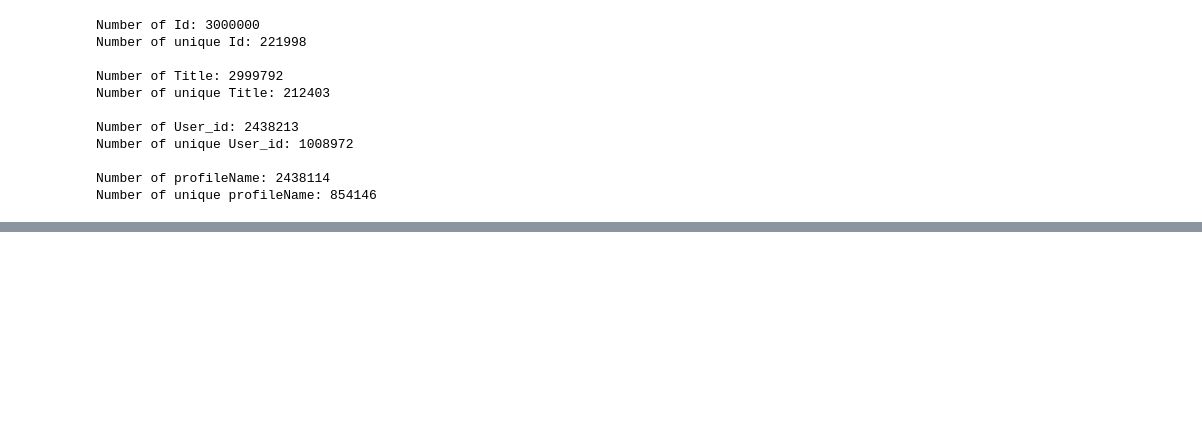
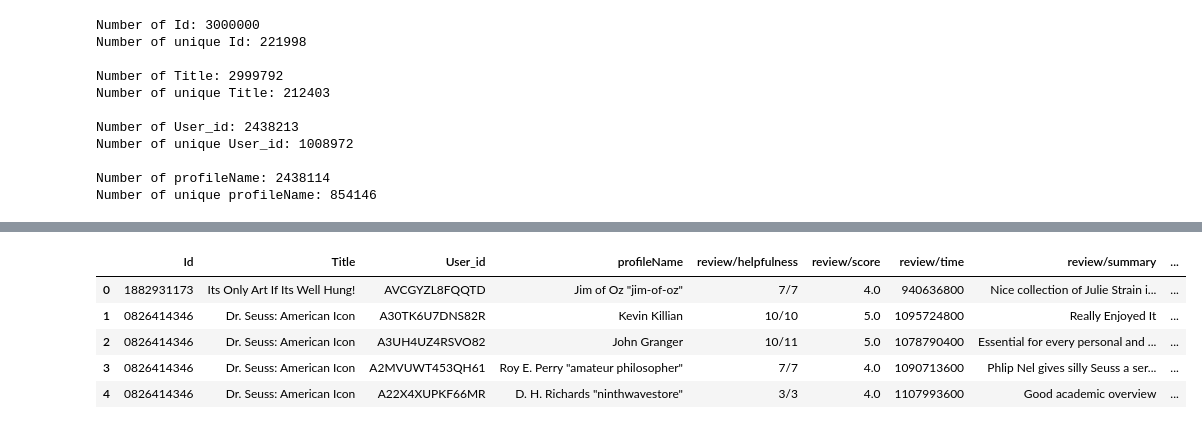
Before and after one commit to rachelhgoldstein/Book_Rec_System, a Jupyter notebook: Code/EDA_Working_Copy.ipynb, the cells around one changed output, grey strips where cells are left out. Saved outputs shown, nothing was run; the diff lists cells and outputs as text; code cells hidden in the pictures; blank space fills up the shorter version.

```diff
--- a/Code/EDA_Working_Copy.ipynb
+++ b/Code/EDA_Working_Copy.ipynb
@@ -168,0 +199,2 @@ We can see that although there are 3M rows, there are only 221,998 unique book I
+# %%
+ratings['review/time'] = pd.to_datetime(ratings['review/time'])
@@ -168,0 +218,3 @@ We can see that although there are 3M rows, there are only 221,998 unique book I
+# %%
+ratings.drop(labels='review/time', axis=1, inplace=True)
+ratings.head()
@@ -168,0 +259,9 @@ We can see that although there are 3M rows, there are only 221,998 unique book I
+# %%
+ratings.head()
+# %% [output]
+|  | Id | Title | User_id | profileName | review/helpfulness | review/score | review/time | review/summary | ... |
+| 0 | 1882931173 | Its Only Art If Its Well Hung! | AVCGYZL8FQQTD | Jim of Oz "jim-of-oz" | 7/7 | 4.0 | 940636800 | Nice collection of Julie Strain i... | ... |
+| 1 | 0826414346 | Dr. Seuss: American Icon | A30TK6U7DNS82R | Kevin Killian | 10/10 | 5.0 | 1095724800 | Really Enjoyed It | ... |
+| 2 | 0826414346 | Dr. Seuss: American Icon | A3UH4UZ4RSVO82 | John Granger | 10/11 | 5.0 | 1078790400 | Essential for every personal and ... | ... |
+| 3 | 0826414346 | Dr. Seuss: American Icon | A2MVUWT453QH61 | Roy E. Perry "amateur philosopher" | 7/7 | 4.0 | 1090713600 | Phlip Nel gives silly Seuss a ser... | ... |
+| 4 | 0826414346 | Dr. Seuss: American Icon | A22X4XUPKF66MR | D. H. Richards "ninthwavestore" | 3/3 | 4.0 | 1107993600 | Good academic overview | ... |
```
Also changed, not shown: parts of 16 cells of this notebook.
